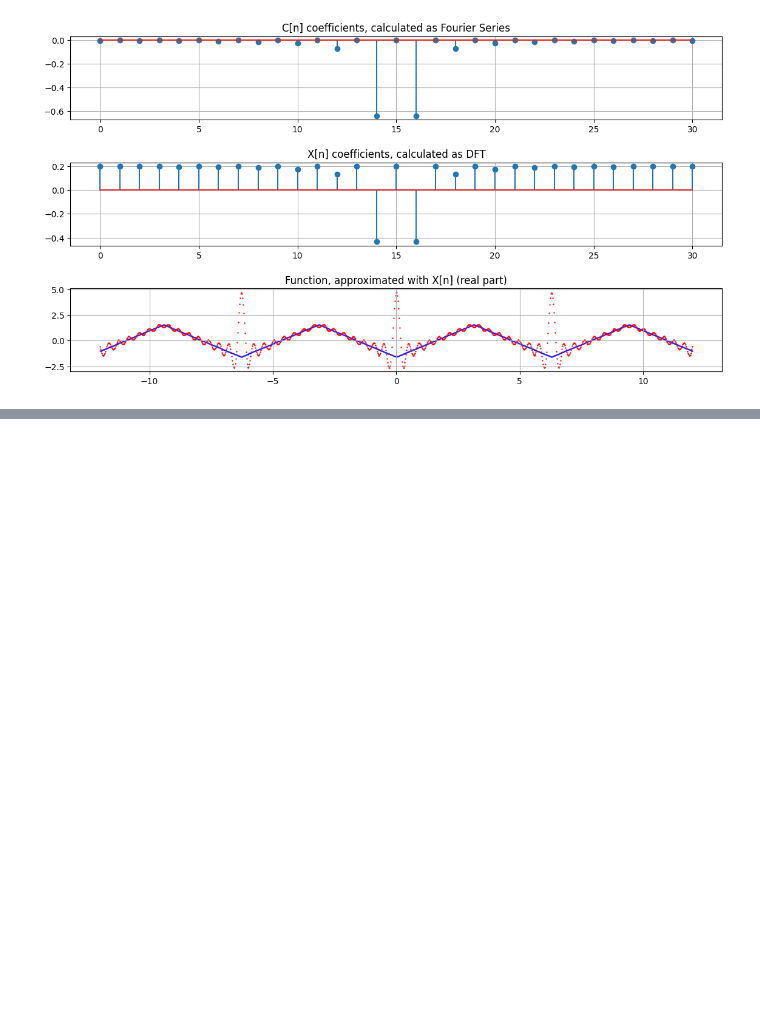
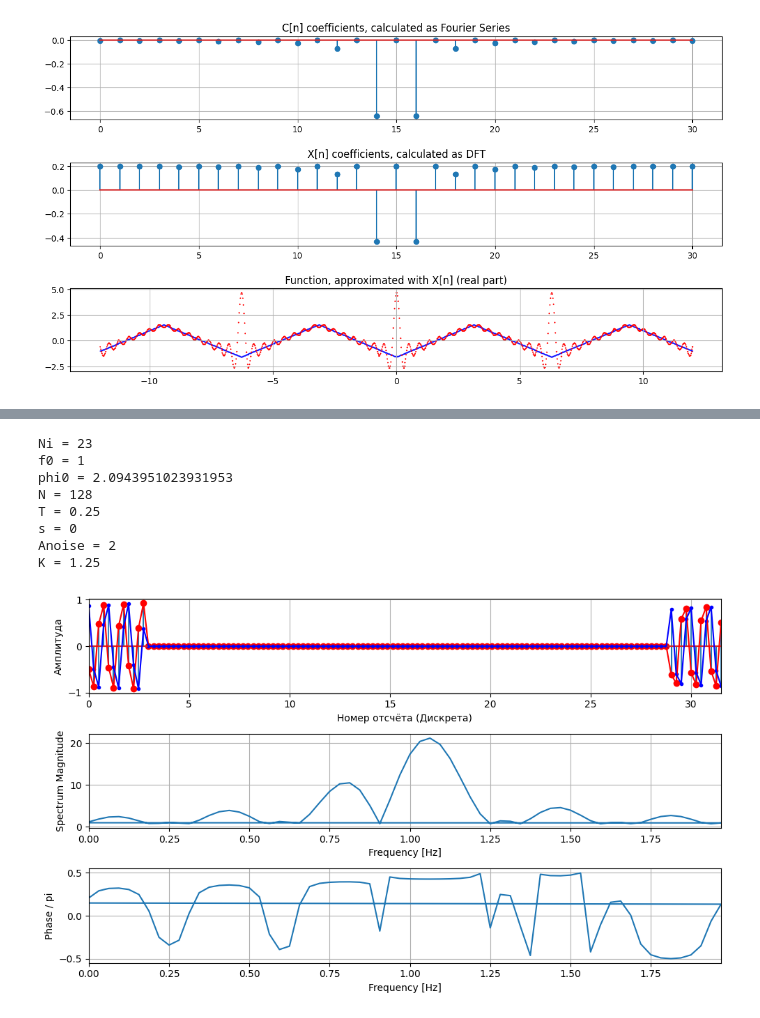
Before and after one commit to Shuregg/dsp-labs, a Jupyter notebook: Lab2_Discrete_Fourier_Transform.ipynb, the cells around one changed output, grey strips where cells are left out. Cells and saved outputs as stored; diff of their text form; code cells hidden in the pictures; blank space fills up the shorter version.

```diff
--- a/Lab2_Discrete_Fourier_Transform.ipynb
+++ b/Lab2_Discrete_Fourier_Transform.ipynb
@@ -360,0 +590,76 @@ plt.show()
+# %%
+from matplotlib import pyplot as plt
+from scipy import fftpack
+import numpy as np
+Ni = var + 10
+if(Ni % 2 == 0):
+  Ni += 1
+f0 = 1 + var % 4                  # Частота гармонического сигнала 1
+phi0 = 2 * np.pi / (3 + var % 4)  # Начальная фаза гармонического сигнала 1
+# fs = 64
+N2 = 128                           # Размер ДПФ (количество гармоник)
+T = 1/ (3 * f0 * (var) % 8)       # Период дискретизации, сек
+fs = 1 / T                        # Частота дискретизации, Гц
+sign = (-1) * (var % 2)
+s = sign * (var % 8)
+Anoise = 2 + var % 4              # Амплитуда шума
+K = 0.25 * (1 + var % 8)          # Коэффициент усиления
+print('Ni =', Ni)
+print('f0 =', f0)
+print('phi0 =', phi0)
+print('N =', N2)
+print('T =', T)
+print('s =', s)
+print('Anoise =', Anoise)
+print('K =', K)
+
+t = np.linspace(0, (N2-1)*T, N2, endpoint = False)
+
+sg = np.exp(1j * (2 * np.pi * f0 * t + phi0))
+
+x_cut = np.concatenate((sg[0 : (Ni_h + 1 + s)], np.zeros(N2 - Ni), sg[(N2 - Ni_h + s): N2]))
+
+f_cut = fftpack.fftfreq(N2) * fs
+X_cut = fftpack.fft(x_cut)
+
+A_cut = np.abs(X_cut)
+P_cut = np.arctan(np.imag(X_cut) / (np.real(X_cut) + 1e-6))
+
+
+fig, axes = plt.subplots(nrows=3, ncols=1, figsize=(10, 6))
+Title = 'Гармоническая вырезка'
+
+markerline, stemline, baseline, = axes[0].stem(t, np.real(x_cut), label='real', markerfmt='ro')
+markerline, stemline, baseline, = axes[0].stem(t, np.imag(x_cut), label='imag', markerfmt='bo')
+plt.setp(stemline, linewidth = 1.25)
+plt.setp(markerline, markersize = 3)
+
+axes[0].plot(t, np.real(x_cut), label='real', color='red')
+axes[0].plot(t, np.imag(x_cut), label='imag', color='blue')
+axes[0].grid(True)
+axes[0].set_xlabel('Номер отсчёта (Дискрета)')
+axes[0].set_ylabel('Амплитуда')
+axes[0].set_xlim(np.min(t), np.max(t))
+axes[1].grid(True)
+axes[1].plot(f_cut, A_cut)
+axes[1].set_xlabel('Frequency [Hz]')
+axes[1].set_ylabel('Spectrum Magnitude')
+axes[1].set_xlim(0, np.max(f_cut))
+
+axes[2].grid(True)
+axes[2].plot(f_cut, P_cut / np.pi)
+axes[2].set_xlabel('Frequency [Hz]')
+axes[2].set_ylabel('Phase / pi')
+axes[2].set_xlim(0, np.max(f_cut))
+fig.tight_layout()
+plt.show()
+# %% [output]
+Ni = 23
+f0 = 1
+phi0 = 2.0943951023931953
+N = 128
+T = 0.25
+s = 0
+Anoise = 2
+K = 1.25
+[figure, added]
```
Also changed, not shown: parts of 10 cells of this notebook.
